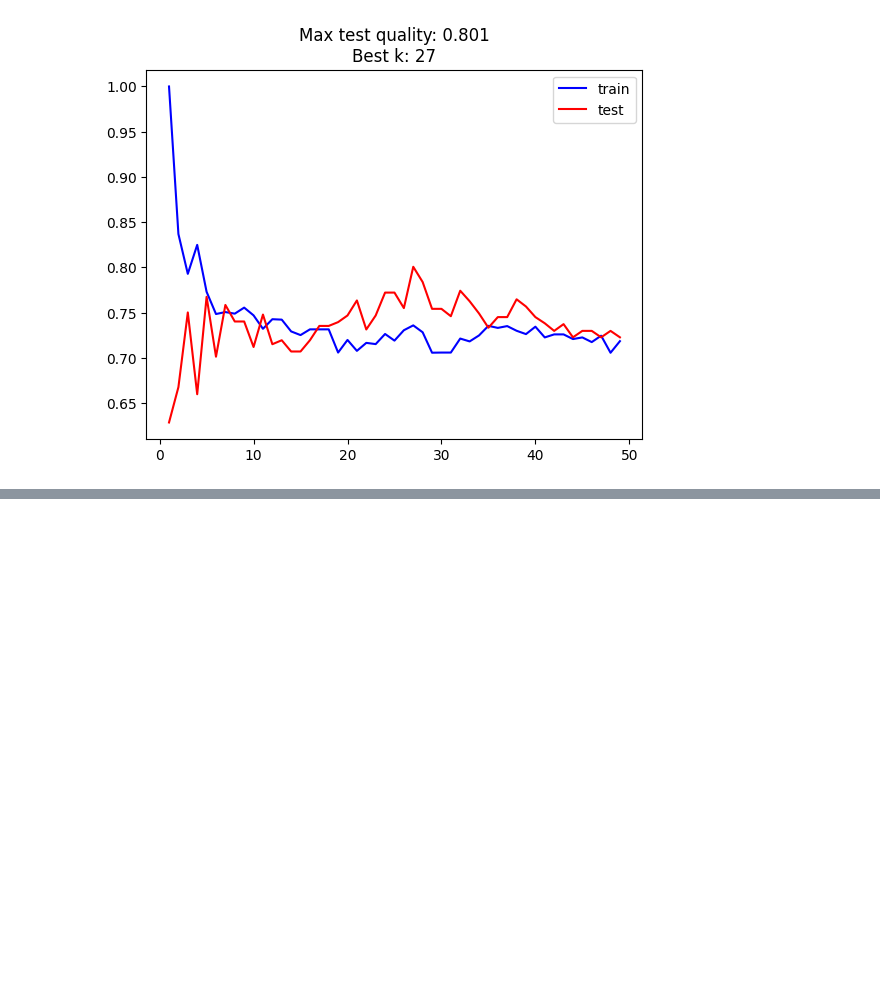
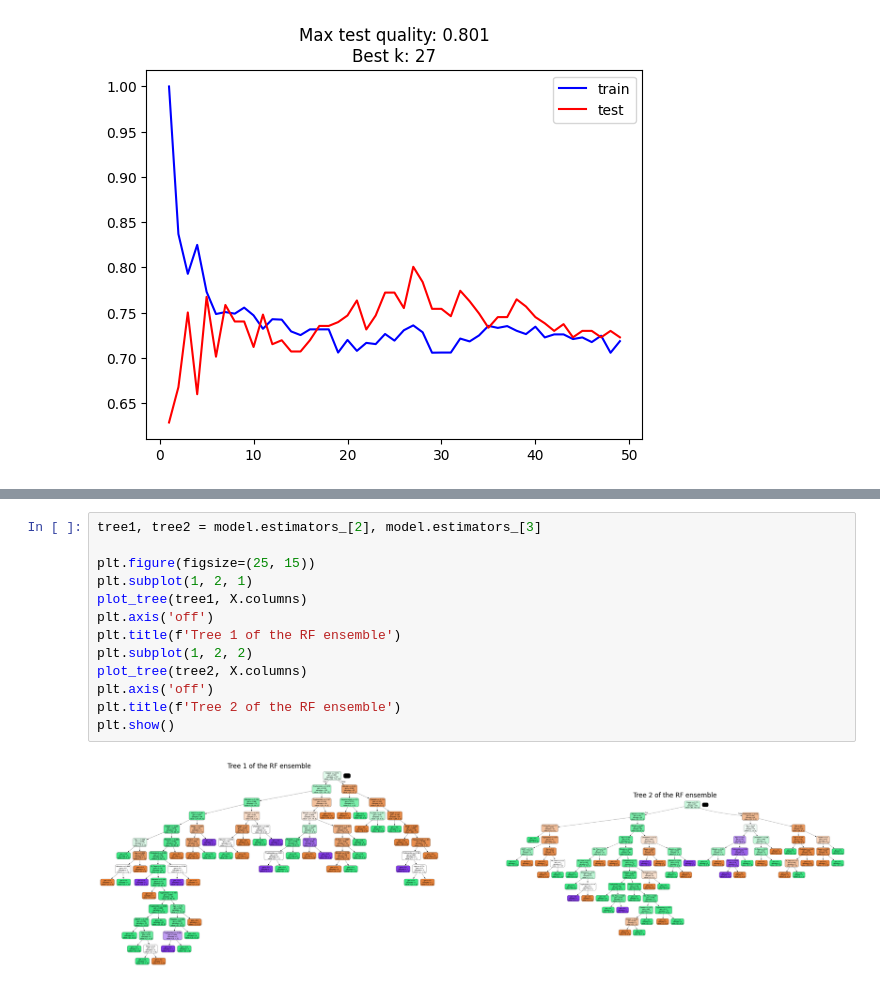
Before and after one commit to nmzaki/OTUS_ML_042024, a Jupyter notebook: PROJECT_WORK/PROJECT_Cirrhosis_Prediction.ipynb, the cells around one changed output, grey strips where cells are left out. Saved outputs shown, nothing was run; the diff lists cells and outputs as text; blank space fills up the shorter version.

```diff
--- a/PROJECT_WORK/PROJECT_Cirrhosis_Prediction.ipynb
+++ b/PROJECT_WORK/PROJECT_Cirrhosis_Prediction.ipynb
@@ -714,0 +763,15 @@ plt.legend();
+# %%
+tree1, tree2 = model.estimators_[2], model.estimators_[3]
+
+plt.figure(figsize=(25, 15))
+plt.subplot(1, 2, 1)
+plot_tree(tree1, X.columns)
+plt.axis('off')
+plt.title(f'Tree 1 of the RF ensemble')
+plt.subplot(1, 2, 2)
+plot_tree(tree2, X.columns)
+plt.axis('off')
+plt.title(f'Tree 2 of the RF ensemble')
+plt.show()
+# %% [output]
+[figure, added]
```
Also changed, not shown: parts of 36 cells of this notebook, 3 other files.
